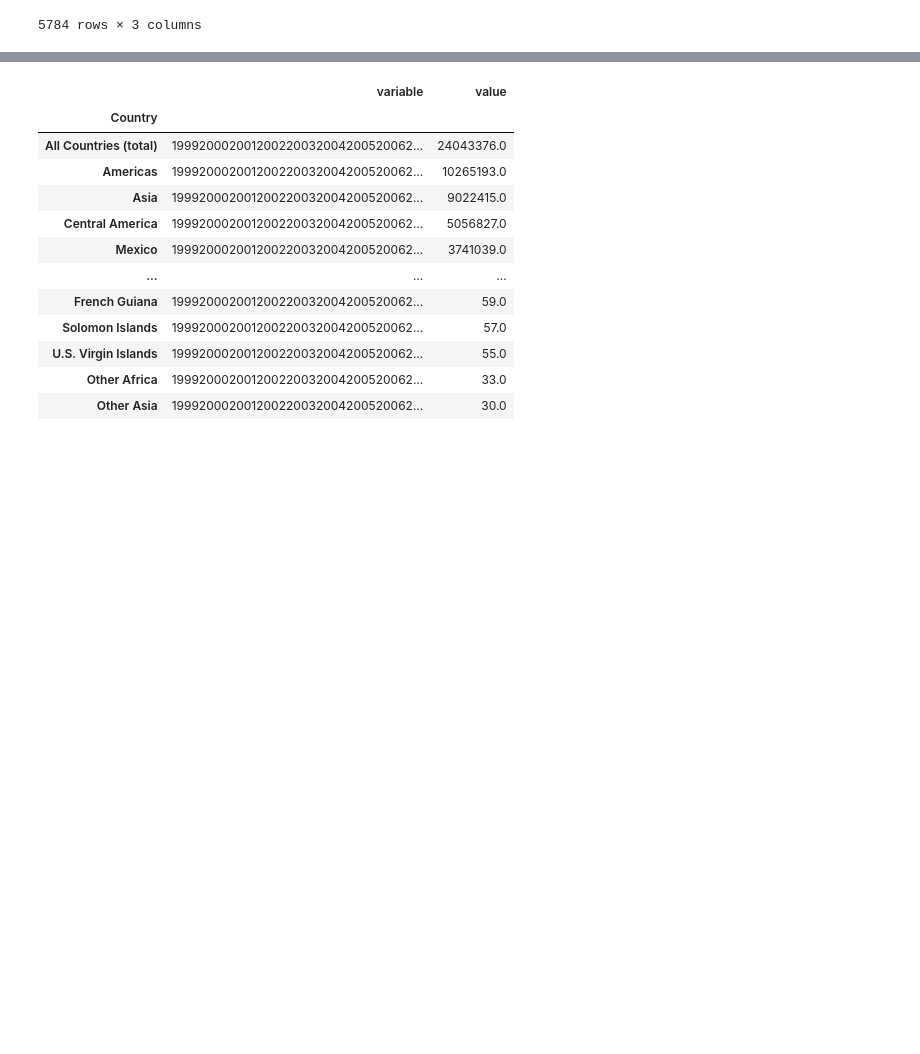
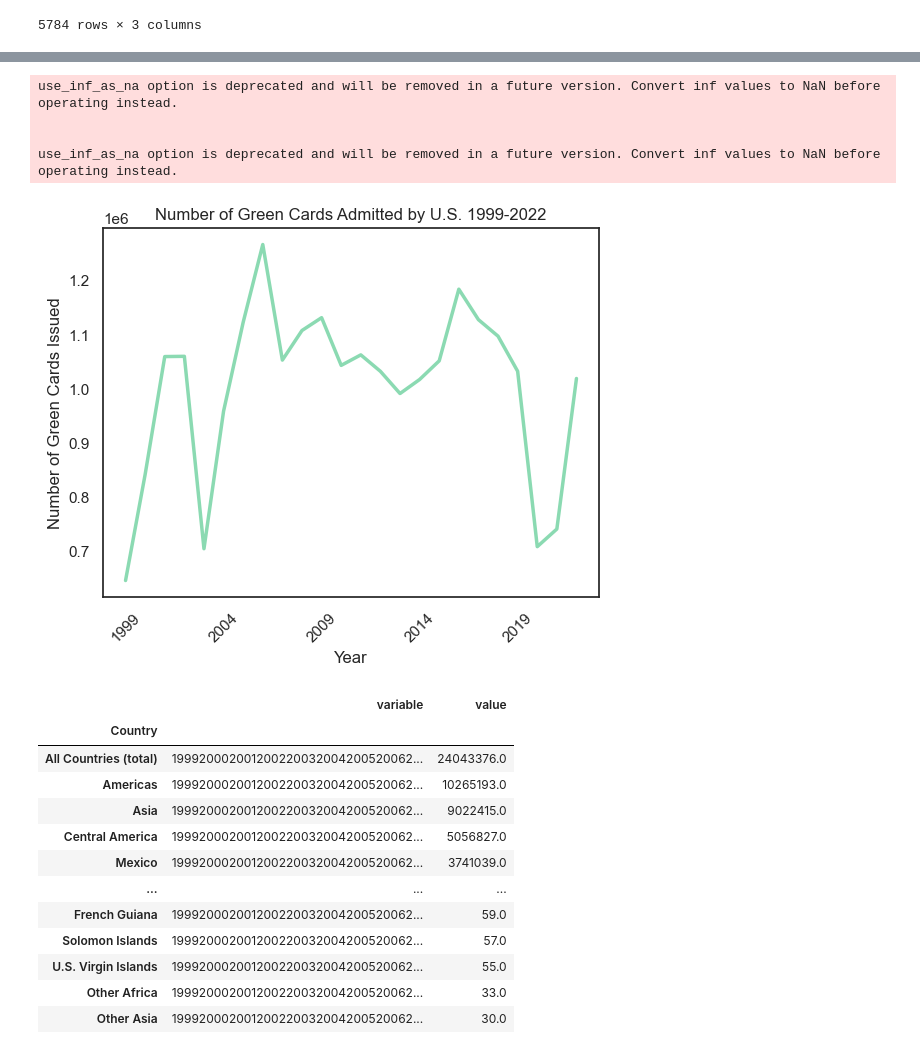
Before and after one commit to MaxB5282/Capstone, a Jupyter notebook: data/data exploration.ipynb, the cells around one changed output, grey strips where cells are left out. Saved outputs shown, nothing was run; the diff lists cells and outputs as text; code cells hidden in the pictures; blank space fills up the shorter version.

```diff
--- a/data/data exploration.ipynb
+++ b/data/data exploration.ipynb
@@ -266,3 +279,20 @@ plt.show()
+# %%
+sns.lineplot(group_plot, x='variable', y='value').set(xlabel='Year', ylabel='Number of Green Cards Issued', title='Number of Green Cards Admitted by U.S. 1999-2022')
+
+sns.set(style="white", palette="mako_r", rc={"lines.linewidth": 2.5})
+
+plt.gca().xaxis.set_major_locator(plt.MultipleLocator(5))
+
+plt.xticks(rotation=45)
+
+# Show the plot
+plt.show()
+# %% [output]
+use_inf_as_na option is deprecated and will be removed in a future version. Convert inf values to NaN before operating instead.
+
+
+use_inf_as_na option is deprecated and will be removed in a future version. Convert inf values to NaN before operating instead.
+[figure, added]
 # %%
 grouped_legal.groupby(['Country']).sum().sort_values(by='value', ascending=False)
 # %% [output]
```
Also changed, not shown: parts of 14 cells of this notebook.
